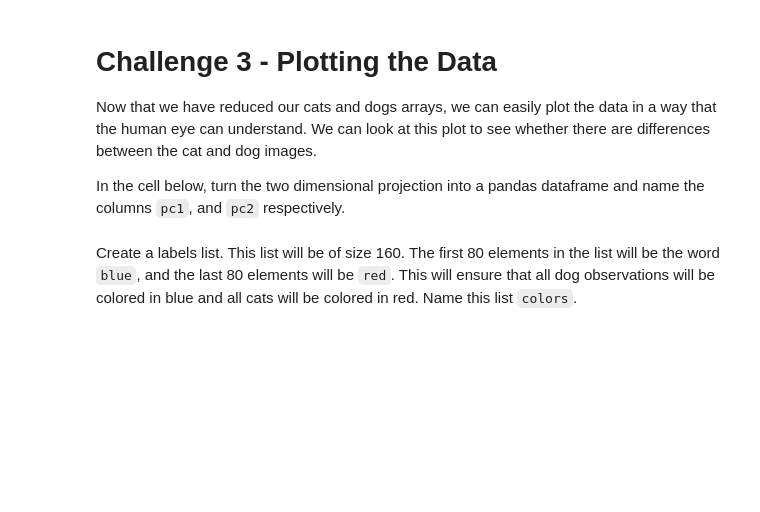
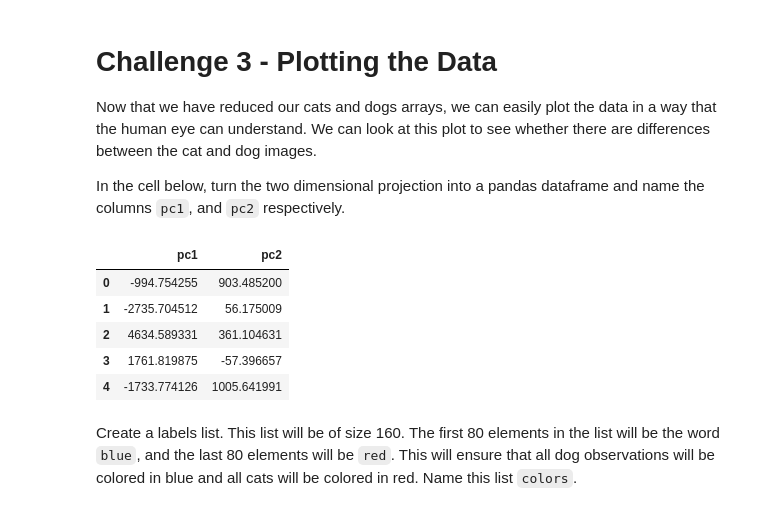
Before and after one commit to alejandrofrank/datamad0119, a Jupyter notebook: module-2/lab-pca/your-code/main.ipynb, the cells around one changed output. Drawn from its saved outputs; the diff is of its cells as text; code cells hidden in the pictures; blank space fills up the shorter version.

```diff
--- a/module-2/lab-pca/your-code/main.ipynb
+++ b/module-2/lab-pca/your-code/main.ipynb
@@ -129,0 +128,5 @@ Load the `PCA` function from `statsmodels` (read about this function [here](http
+# %%
+# Your code here:
+from statsmodels.multivariate.pca import PCA
+transformed = PCA (dots, ncomp=2)
+transformed.factors.shape
@@ -146,2 +157,14 @@ In the cell below, turn the two dimensional projection into a pandas dataframe a
+# %%
+# Your code here:
+projection = pd.DataFrame(projection)
+projection = projection.rename(columns={0:"pc1",1:"pc2"})
+projection.head()
+# %% [output]
+|  | pc1 | pc2 |
+| 0 | -994.754255 | 903.485200 |
+| 1 | -2735.704512 | 56.175009 |
+| 2 | 4634.589331 | 361.104631 |
+| 3 | 1761.819875 | -57.396657 |
+| 4 | -1733.774126 | 1005.641991 |
 # %% [markdown]
 Create a labels list. This list will be of size 160. The first 80 elements in the list will be the word `blue`, and the last 80 elements will be `red`. This will ensure that all dog observations will be colored in blue and all cats will be colored in red. Name this list `colors`.
```
Also changed, not shown: parts of 10 cells of this notebook.
